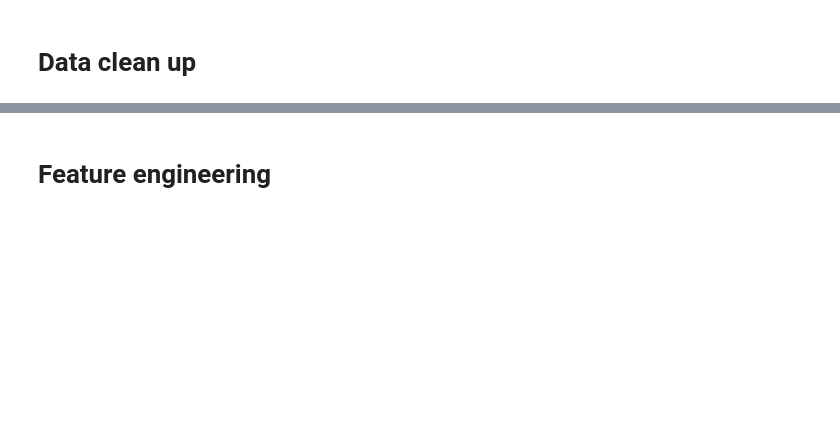
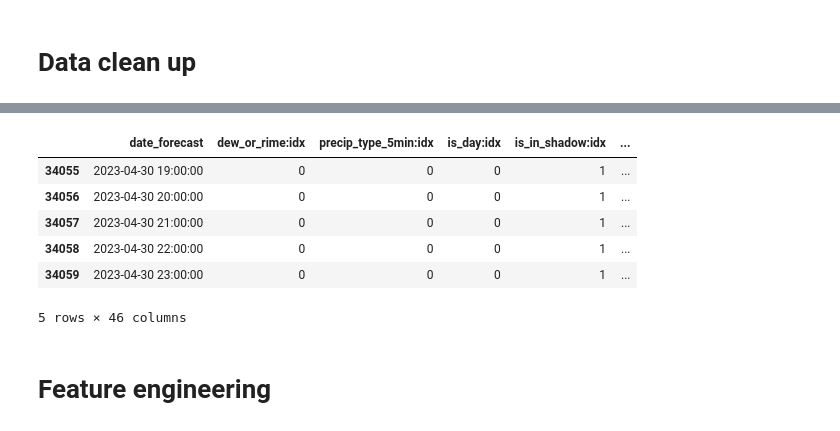
Before and after one commit to olejacobmellgren/solar-panel-energy-ml, a Jupyter notebook: model_notebooks/catboost.ipynb, the cells around one changed output, grey strips where cells are left out. Cells and saved outputs as stored; diff of their text form; code cells hidden in the pictures; blank space fills up the shorter version.

```diff
--- a/model_notebooks/catboost.ipynb
+++ b/model_notebooks/catboost.ipynb
@@ -65,0 +83,41 @@ print(len(X_frames_test[2]))
+# %%
+# making shure that target values line up with x_values
+import data_func.aggregation as data_agg
+
+categorical_col = ['dew_or_rime:idx', 'precip_type_5min:idx', 'is_day:idx', 'is_in_shadow:idx']
+
+def aggregate_correct_x(x: pd.DataFrame) -> pd.DataFrame:
+   '''
+   Takes a given dataframe and returns an aggregated dataframe based on selected categorical functions.
+   Assumes grouping of 4.
+   '''
+   categorical = x[["date_forecast"] + categorical_col]
+   mean = x.drop(columns=categorical_col)
+
+   categorical = data_agg.gen_agg(categorical, agg_type=data_agg.stocastic_median, merge_on = 'first')
+   mean = data_agg.gen_agg(mean, "mean", merge_on = 'first')
+
+   return pd.merge(categorical, mean, on="date_forecast")
+
+def data_allign(x_train, y_train):
+
+  y_train.dropna(inplace=True)
+  x_train = aggregate_correct_x(x_train)
+  combined_data = pd.merge(x_train, y_train, left_on='date_forecast', right_on='time')
+  y_train = combined_data['pv_measurement']
+
+  if 'time' and 'pv_measurement' in combined_data.columns:
+    combined_data.drop(columns=['time', 'pv_measurement'], inplace=True)
+
+  return combined_data, y_train
+
+
+
+X_train = [XTRA, XTRB, XTRC]
+Y_train = [YA, YB, YC]
+
+for i in range(len(X_train)):
+    X_train[i], Y_train[i] = data_allign(X_train[i], Y_train[i])
+
+for j in range(len(X_frames_test)):
+    X_frames_test[j] = aggregate_correct_x(X_frames_test[j])
@@ -66,2 +132,12 @@ print(len(X_frames_test[2]))
+# %%
+X_train[0].tail()
+# %% [output]
+|  | date_forecast | dew_or_rime:idx | precip_type_5min:idx | is_day:idx | is_in_shadow:idx | ... |
+| 34055 | 2023-04-30 19:00:00 | 0 | 0 | 0 | 1 | ... |
+| 34056 | 2023-04-30 20:00:00 | 0 | 0 | 0 | 1 | ... |
+| 34057 | 2023-04-30 21:00:00 | 0 | 0 | 0 | 1 | ... |
+| 34058 | 2023-04-30 22:00:00 | 0 | 0 | 0 | 1 | ... |
+| 34059 | 2023-04-30 23:00:00 | 0 | 0 | 0 | 1 | ... |
+5 rows × 46 columns
 # %% [markdown]
 # Feature engineering
```
Also changed, not shown: parts of 19 cells of this notebook, 13 other files.
